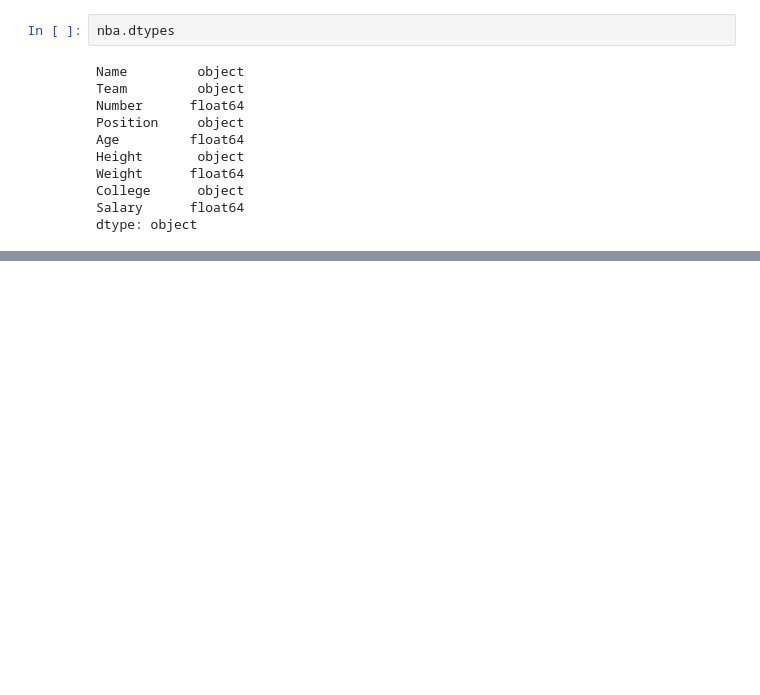
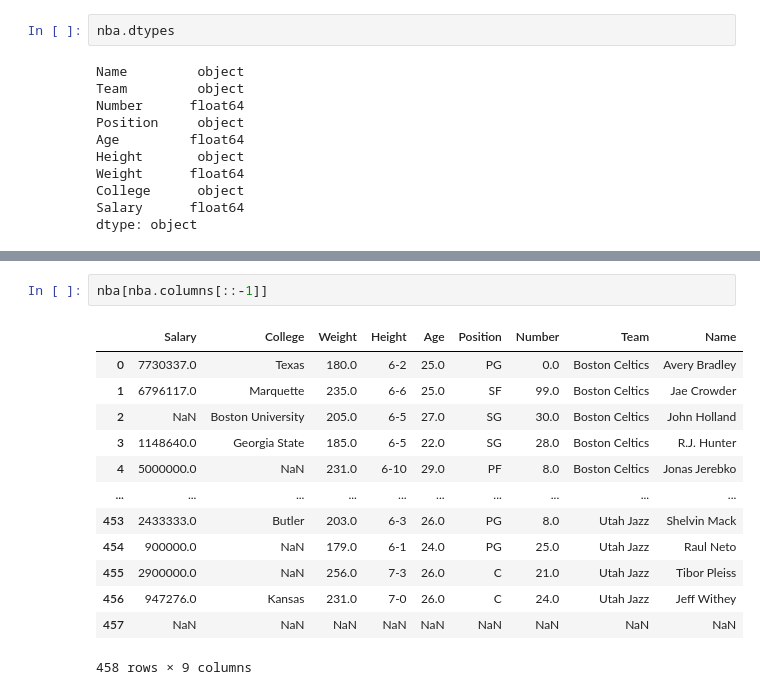
Before and after one commit to Edison0019/pandas-course-projects, a Jupyter notebook: Dataframe 1.ipynb, the cells around one changed output, grey strips where cells are left out. Drawn from its saved outputs; the diff is of its cells as text; blank space fills up the shorter version.

```diff
--- a/Dataframe 1.ipynb
+++ b/Dataframe 1.ipynb
@@ -43,0 +235,16 @@ nba.head()
+# %%
+nba[nba.columns[::-1]]
+# %% [output]
+|  | Salary | College | Weight | Height | Age | Position | Number | Team | Name |
+| 0 | 7730337.0 | Texas | 180.0 | 6-2 | 25.0 | PG | 0.0 | Boston Celtics | Avery Bradley |
+| 1 | 6796117.0 | Marquette | 235.0 | 6-6 | 25.0 | SF | 99.0 | Boston Celtics | Jae Crowder |
+| 2 | NaN | Boston University | 205.0 | 6-5 | 27.0 | SG | 30.0 | Boston Celtics | John Holland |
+| 3 | 1148640.0 | Georgia State | 185.0 | 6-5 | 22.0 | SG | 28.0 | Boston Celtics | R.J. Hunter |
+| 4 | 5000000.0 | NaN | 231.0 | 6-10 | 29.0 | PF | 8.0 | Boston Celtics | Jonas Jerebko |
+| ... | ... | ... | ... | ... | ... | ... | ... | ... | ... |
+| 453 | 2433333.0 | Butler | 203.0 | 6-3 | 26.0 | PG | 8.0 | Utah Jazz | Shelvin Mack |
+| 454 | 900000.0 | NaN | 179.0 | 6-1 | 24.0 | PG | 25.0 | Utah Jazz | Raul Neto |
+| 455 | 2900000.0 | NaN | 256.0 | 7-3 | 26.0 | C | 21.0 | Utah Jazz | Tibor Pleiss |
+| 456 | 947276.0 | Kansas | 231.0 | 7-0 | 26.0 | C | 24.0 | Utah Jazz | Jeff Withey |
+| 457 | NaN | NaN | NaN | NaN | NaN | NaN | NaN | NaN | NaN |
+458 rows × 9 columns
```
Also changed, not shown: parts of 34 cells of this notebook.
